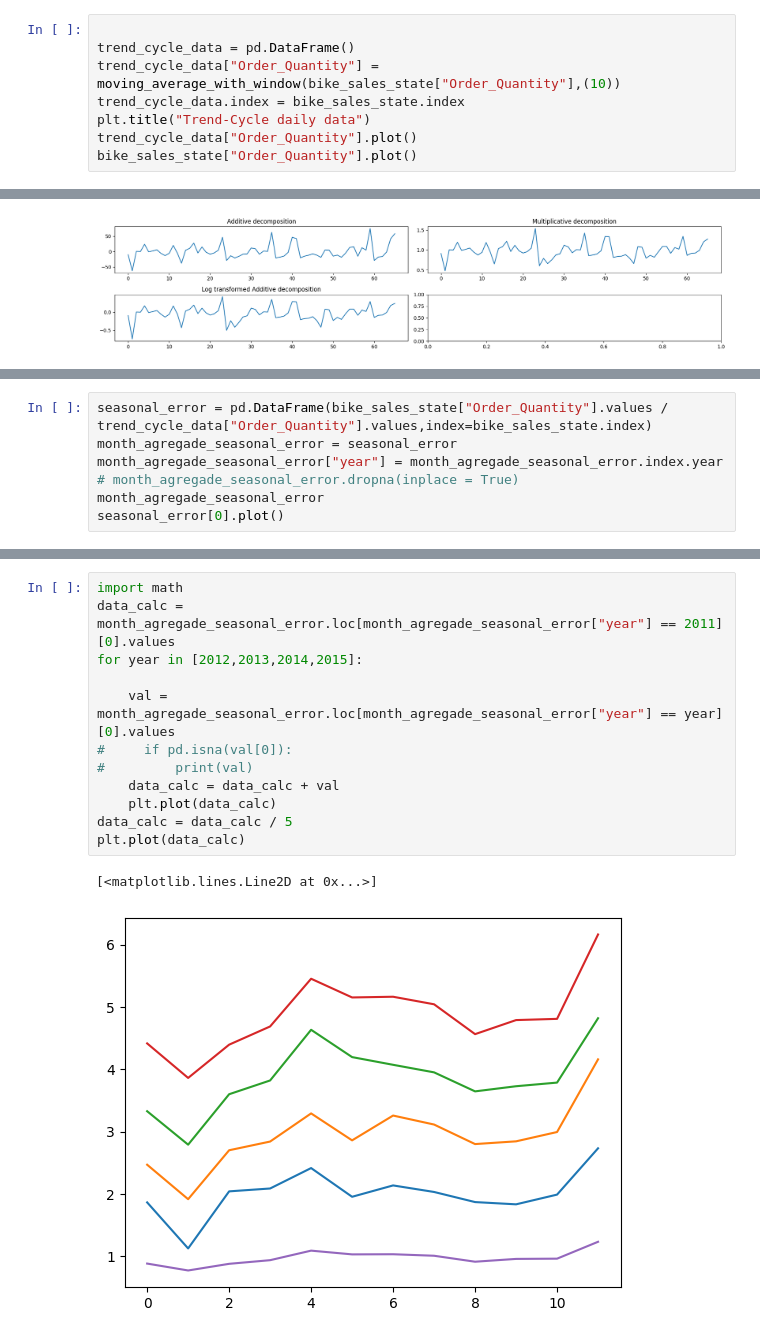
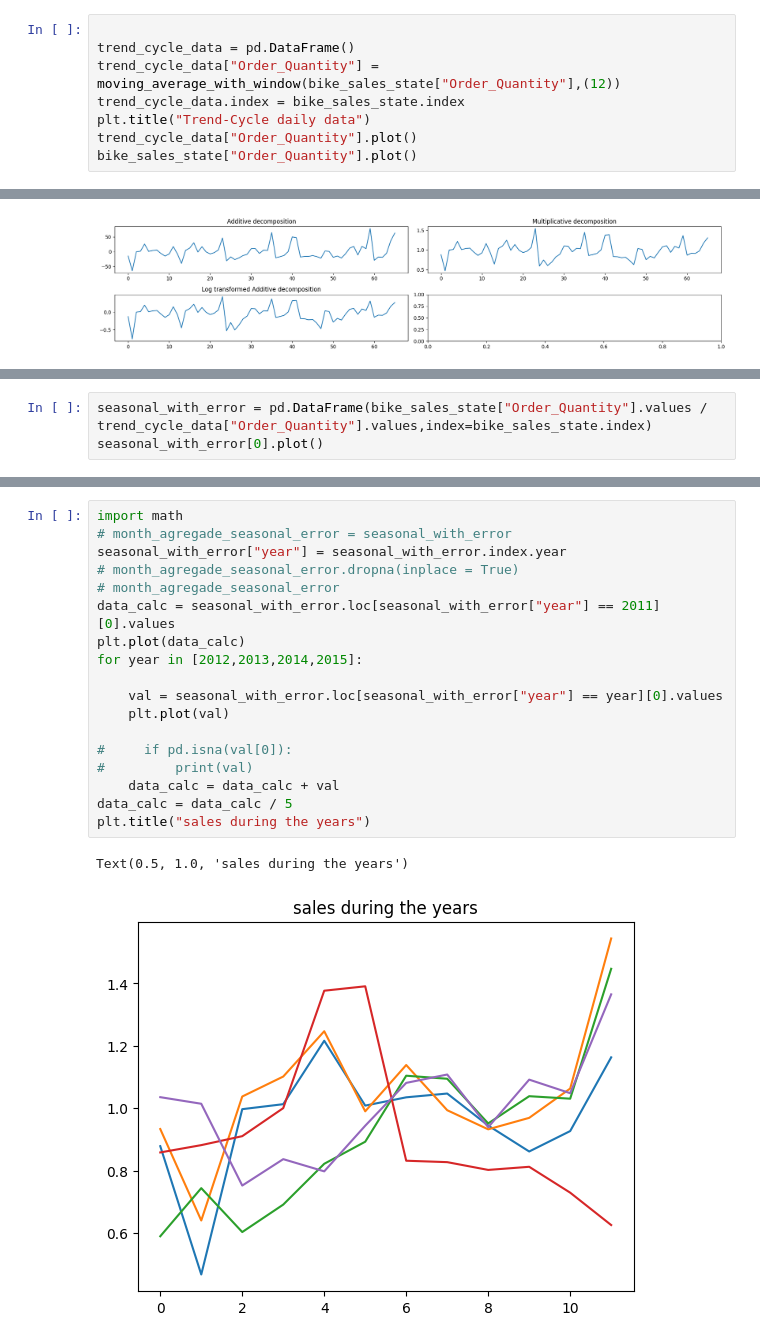
Before and after one commit to CaioMaxximus/Time_Series_Decomposition-bike_sales_america, a Jupyter notebook: time-series-decomposition-bike-sales-america.ipynb, the cells around one changed output, grey strips where cells are left out. Saved outputs shown, nothing was run; the diff lists cells and outputs as text.

Commit message:
Kaggle Notebook | Time_Series_Decomposition bike_sales_america | Version 3

```diff
--- a/time-series-decomposition-bike-sales-america.ipynb
+++ b/time-series-decomposition-bike-sales-america.ipynb
@@ -182,7 +183,7 @@ array([2.  , 2.5 , 2.75, 3.25, 3.5 , 2.75, 1.75, 2.25, 2.75, 1.75, 1.25,
 # %%
 
 trend_cycle_data = pd.DataFrame()
-trend_cycle_data["Order_Quantity"] = moving_average_with_window(bike_sales_state["Order_Quantity"],(10))
+trend_cycle_data["Order_Quantity"] = moving_average_with_window(bike_sales_state["Order_Quantity"],(12))
 trend_cycle_data.index = bike_sales_state.index
 plt.title("Trend-Cycle daily data")
 trend_cycle_data["Order_Quantity"].plot()
@@ -216,9 +221,5 @@ plt.tight_layout()
 # %%
-seasonal_error = pd.DataFrame(bike_sales_state["Order_Quantity"].values / trend_cycle_data["Order_Quantity"].values,index=bike_sales_state.index)
-month_agregade_seasonal_error = seasonal_error
-month_agregade_seasonal_error["year"] = month_agregade_seasonal_error.index.year
-# month_agregade_seasonal_error.dropna(inplace = True)
-month_agregade_seasonal_error
-seasonal_error[0].plot()
+seasonal_with_error = pd.DataFrame(bike_sales_state["Order_Quantity"].values / trend_cycle_data["Order_Quantity"].values,index=bike_sales_state.index)
+seasonal_with_error[0].plot()
 # %% [output]
 <Axes: >
@@ -226,15 +227,21 @@ seasonal_error[0].plot()
 # %%
 import math
-data_calc = month_agregade_seasonal_error.loc[month_agregade_seasonal_error["year"] == 2011][0].values
+# month_agregade_seasonal_error = seasonal_with_error
+seasonal_with_error["year"] = seasonal_with_error.index.year
+# month_agregade_seasonal_error.dropna(inplace = True)
+# month_agregade_seasonal_error
+data_calc = seasonal_with_error.loc[seasonal_with_error["year"] == 2011][0].values
+plt.plot(data_calc)
 for year in [2012,2013,2014,2015]:
 
-    val = month_agregade_seasonal_error.loc[month_agregade_seasonal_error["year"] == year][0].values
+    val = seasonal_with_error.loc[seasonal_with_error["year"] == year][0].values
+    plt.plot(val)
+
 #     if pd.isna(val[0]):
 #         print(val)
     data_calc = data_calc + val
-    plt.plot(data_calc)
 data_calc = data_calc / 5
-plt.plot(data_calc)
+plt.title("sales during the years")
 # %% [output]
-[<matplotlib.lines.Line2D at 0x...>]
+Text(0.5, 1.0, 'sales during the years')
-[figure, old version]
+[figure, new version]
```
Also changed, not shown: parts of 10 cells of this notebook.
